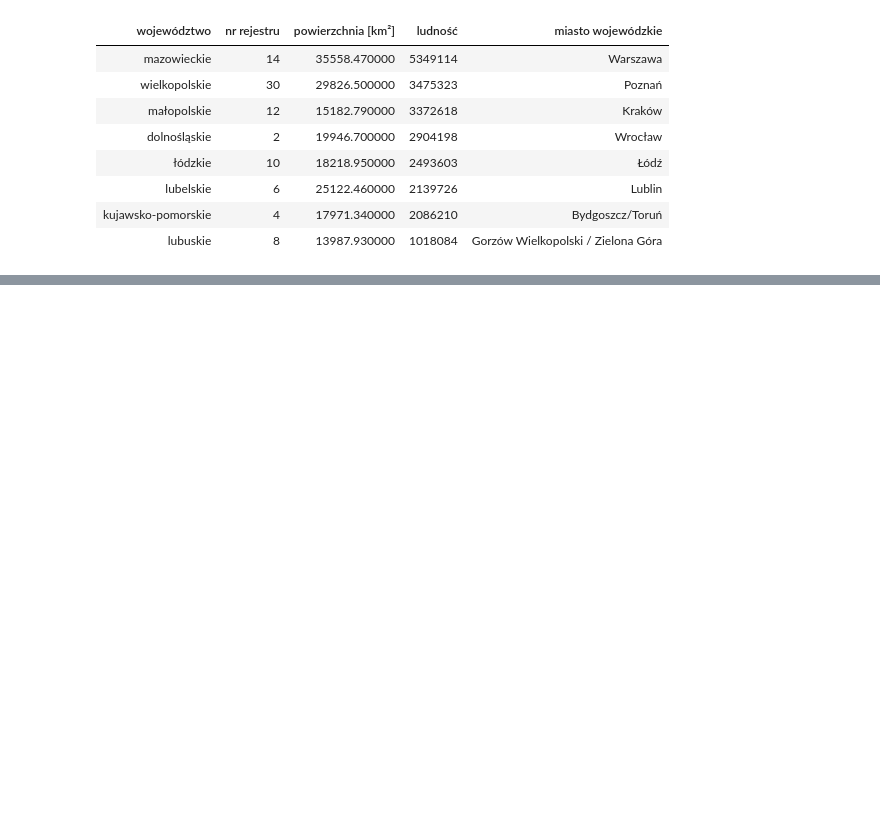
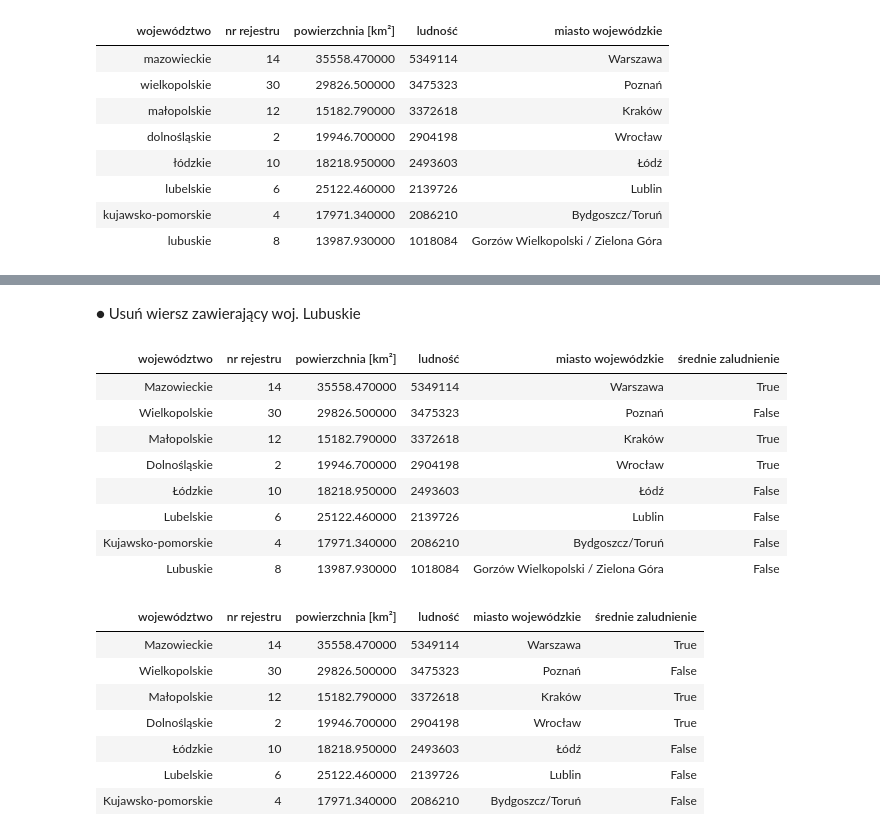
Before and after one commit to bfokss/cdv-ml, a Jupyter notebook: 06_lab/06_lab_zadania.ipynb, the cells around one changed output, grey strips where cells are left out. Cells and saved outputs as stored; diff of their text form; code cells hidden in the pictures; blank space fills up the shorter version.

```diff
--- a/06_lab/06_lab_zadania.ipynb
+++ b/06_lab/06_lab_zadania.ipynb
@@ -192,0 +195,3 @@ display(provinceDf.style.hide_index())
+# %%
+provinceDf["województwo"] = provinceDf["województwo"].str.capitalize()
+display(provinceDf.style.hide_index())
@@ -192,0 +253,24 @@ display(provinceDf.style.hide_index())
+# %% [markdown]
+● Usuń wiersz zawierający woj. Lubuskie
+# %%
+display(provinceDf.style.hide_index())
+provinceDf = provinceDf[provinceDf.województwo != "Lubuskie"]
+display(provinceDf.style.hide_index())
+# %% [output]
+| województwo | nr rejestru | powierzchnia [km²] | ludność | miasto wojewódzkie | średnie zaludnienie |
+| Mazowieckie | 14 | 35558.470000 | 5349114 | Warszawa | True |
+| Wielkopolskie | 30 | 29826.500000 | 3475323 | Poznań | False |
+| Małopolskie | 12 | 15182.790000 | 3372618 | Kraków | True |
+| Dolnośląskie | 2 | 19946.700000 | 2904198 | Wrocław | True |
+| Łódzkie | 10 | 18218.950000 | 2493603 | Łódź | False |
+| Lubelskie | 6 | 25122.460000 | 2139726 | Lublin | False |
+| Kujawsko-pomorskie | 4 | 17971.340000 | 2086210 | Bydgoszcz/Toruń | False |
+| Lubuskie | 8 | 13987.930000 | 1018084 | Gorzów Wielkopolski / Zielona Góra | False |
+| województwo | nr rejestru | powierzchnia [km²] | ludność | miasto wojewódzkie | średnie zaludnienie |
+| Mazowieckie | 14 | 35558.470000 | 5349114 | Warszawa | True |
+| Wielkopolskie | 30 | 29826.500000 | 3475323 | Poznań | False |
+| Małopolskie | 12 | 15182.790000 | 3372618 | Kraków | True |
+| Dolnośląskie | 2 | 19946.700000 | 2904198 | Wrocław | True |
+| Łódzkie | 10 | 18218.950000 | 2493603 | Łódź | False |
+| Lubelskie | 6 | 25122.460000 | 2139726 | Lublin | False |
+| Kujawsko-pomorskie | 4 | 17971.340000 | 2086210 | Bydgoszcz/Toruń | False |
```
Also changed, not shown: parts of 22 cells of this notebook.
